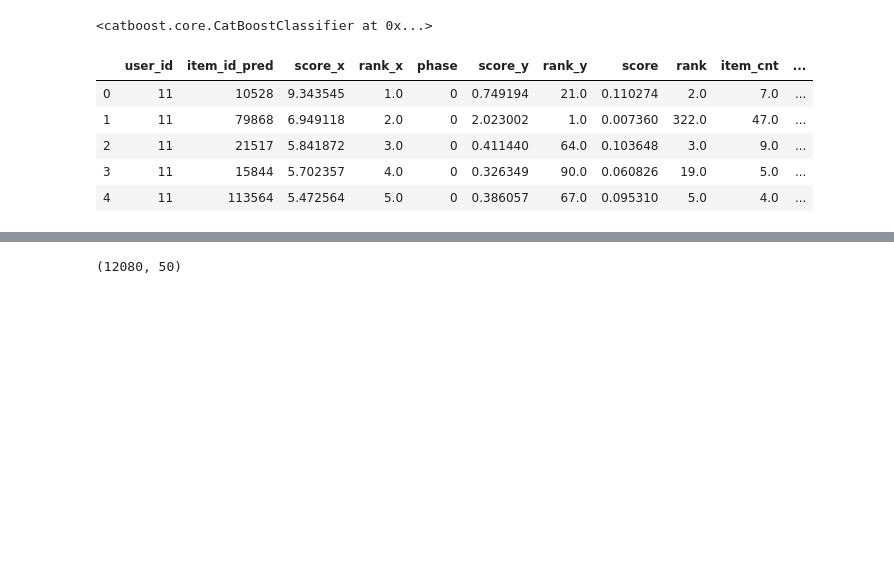
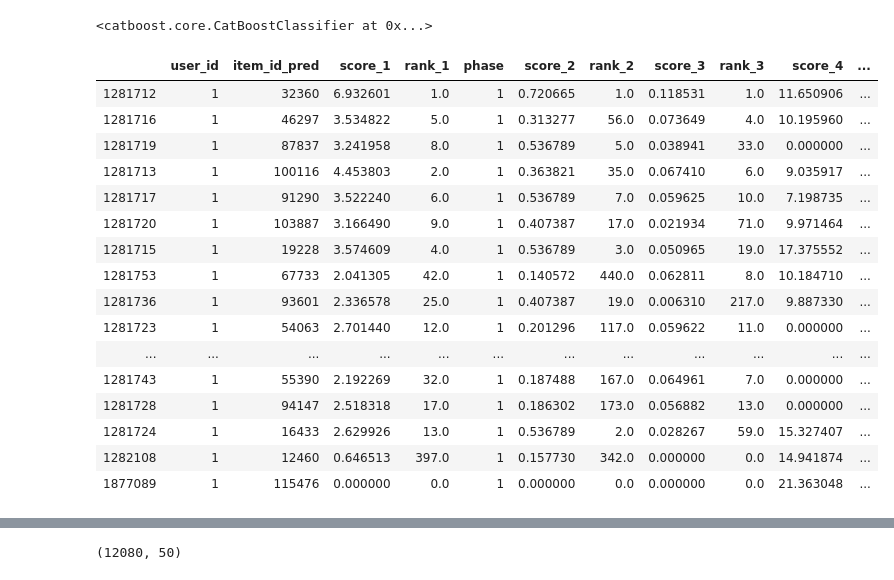
Before and after one commit to mayi140611/myappsexlib, a Jupyter notebook: a_0330_0527_Modern_E_Commerce_Platform_Debiasing/rank.ipynb, the cells around one changed output, grey strips where cells are left out. Saved outputs shown, nothing was run; the diff lists cells and outputs as text; code cells hidden in the pictures; blank space fills up the shorter version.

```diff
--- a/a_0330_0527_Modern_E_Commerce_Platform_Debiasing/rank.ipynb
+++ b/a_0330_0527_Modern_E_Commerce_Platform_Debiasing/rank.ipynb
@@ -744,5 +905,5 @@ df[cols].to_pickle(os.path.join(args.DATA_DIR, f'data_gen/dft{match_num}_test_fe
 # %%
-test_data, cat_cols = get_model_input(df, mode='predict')
+test_data, cat_cols = get_model_input(dff, mode='predict')
 # %%
 # set(df.user_id)-set(dft.user_id) # {'14997'}
 # %% [output]
@@ -751,20 +912,31 @@ test_data, cat_cols = get_model_input(df, mode='predict')
 from catboost import Pool, CatBoostClassifier
 # %%
 model = CatBoostClassifier()
-model.load_model(os.path.join(args.DATA_DIR, 'data_gen/catboost_model500_feat_last12345.dump'))
+model.load_model(os.path.join(args.DATA_DIR, 'data_gen/catboost_model500_feat_last123_all.dump'))
 # %% [output]
 <catboost.core.CatBoostClassifier at 0x...>
 # %%
-df.loc[:, 'fscore'] = model.predict_proba(test_data)[:, 1]
+dff.loc[:, 'fscore'] = model.predict_proba(test_data)[:, 1]
 # %%
-df.loc[:, 'frank'] = df.groupby('user_id')['fscore'].rank(method='first', ascending=False)
+dff.loc[:, 'frank'] = dff.groupby('user_id')['fscore'].rank(method='first', ascending=False)
-# %%
-df.head()
-# %% [output]
-|  | user_id | item_id_pred | score_x | rank_x | phase | score_y | rank_y | score | rank | item_cnt | ... |
-| 0 | 11 | 10528 | 9.343545 | 1.0 | 0 | 0.749194 | 21.0 | 0.110274 | 2.0 | 7.0 | ... |
-| 1 | 11 | 79868 | 6.949118 | 2.0 | 0 | 2.023002 | 1.0 | 0.007360 | 322.0 | 47.0 | ... |
-| 2 | 11 | 21517 | 5.841872 | 3.0 | 0 | 0.411440 | 64.0 | 0.103648 | 3.0 | 9.0 | ... |
-| 3 | 11 | 15844 | 5.702357 | 4.0 | 0 | 0.326349 | 90.0 | 0.060826 | 19.0 | 5.0 | ... |
-| 4 | 11 | 113564 | 5.472564 | 5.0 | 0 | 0.386057 | 67.0 | 0.095310 | 5.0 | 4.0 | ... |
+# %%
+dff.sort_values('user_id frank'.split()).head(20)
+# %% [output]
+|  | user_id | item_id_pred | score_1 | rank_1 | phase | score_2 | rank_2 | score_3 | rank_3 | score_4 | ... |
+| 1281712 | 1 | 32360 | 6.932601 | 1.0 | 1 | 0.720665 | 1.0 | 0.118531 | 1.0 | 11.650906 | ... |
+| 1281716 | 1 | 46297 | 3.534822 | 5.0 | 1 | 0.313277 | 56.0 | 0.073649 | 4.0 | 10.195960 | ... |
+| 1281719 | 1 | 87837 | 3.241958 | 8.0 | 1 | 0.536789 | 5.0 | 0.038941 | 33.0 | 0.000000 | ... |
+| 1281713 | 1 | 100116 | 4.453803 | 2.0 | 1 | 0.363821 | 35.0 | 0.067410 | 6.0 | 9.035917 | ... |
+| 1281717 | 1 | 91290 | 3.522240 | 6.0 | 1 | 0.536789 | 7.0 | 0.059625 | 10.0 | 7.198735 | ... |
+| 1281720 | 1 | 103887 | 3.166490 | 9.0 | 1 | 0.407387 | 17.0 | 0.021934 | 71.0 | 9.971464 | ... |
+| 1281715 | 1 | 19228 | 3.574609 | 4.0 | 1 | 0.536789 | 3.0 | 0.050965 | 19.0 | 17.375552 | ... |
+| 1281753 | 1 | 67733 | 2.041305 | 42.0 | 1 | 0.140572 | 440.0 | 0.062811 | 8.0 | 10.184710 | ... |
+| 1281736 | 1 | 93601 | 2.336578 | 25.0 | 1 | 0.407387 | 19.0 | 0.006310 | 217.0 | 9.887330 | ... |
+| 1281723 | 1 | 54063 | 2.701440 | 12.0 | 1 | 0.201296 | 117.0 | 0.059622 | 11.0 | 0.000000 | ... |
+| ... | ... | ... | ... | ... | ... | ... | ... | ... | ... | ... | ... |
+| 1281743 | 1 | 55390 | 2.192269 | 32.0 | 1 | 0.187488 | 167.0 | 0.064961 | 7.0 | 0.000000 | ... |
+| 1281728 | 1 | 94147 | 2.518318 | 17.0 | 1 | 0.186302 | 173.0 | 0.056882 | 13.0 | 0.000000 | ... |
+| 1281724 | 1 | 16433 | 2.629926 | 13.0 | 1 | 0.536789 | 2.0 | 0.028267 | 59.0 | 15.327407 | ... |
+| 1282108 | 1 | 12460 | 0.646513 | 397.0 | 1 | 0.157730 | 342.0 | 0.000000 | 0.0 | 14.941874 | ... |
+| 1877089 | 1 | 115476 | 0.000000 | 0.0 | 1 | 0.000000 | 0.0 | 0.000000 | 0.0 | 21.363048 | ... |
 # %%
```
Also changed, not shown: parts of 104 cells of this notebook, 2 other files.
